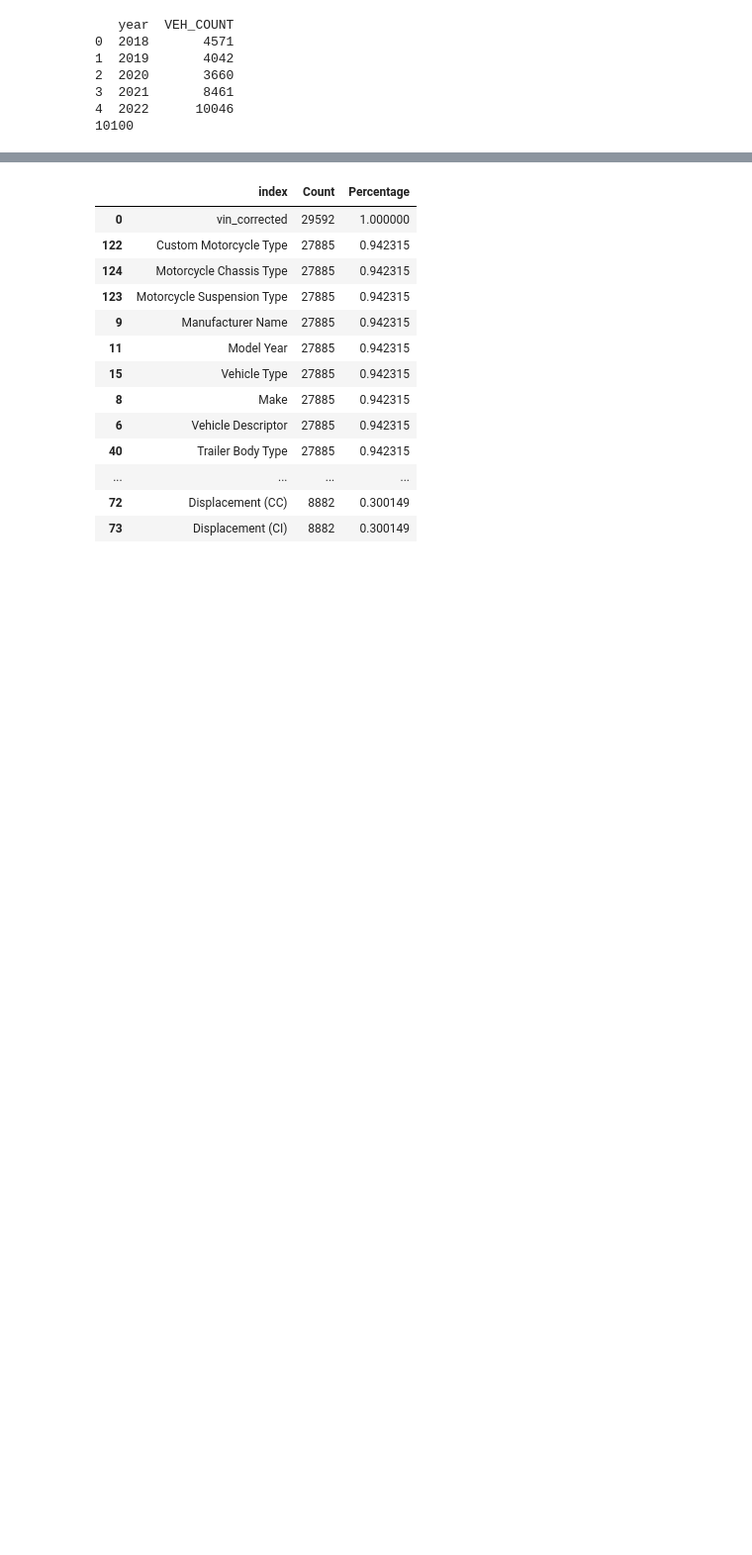
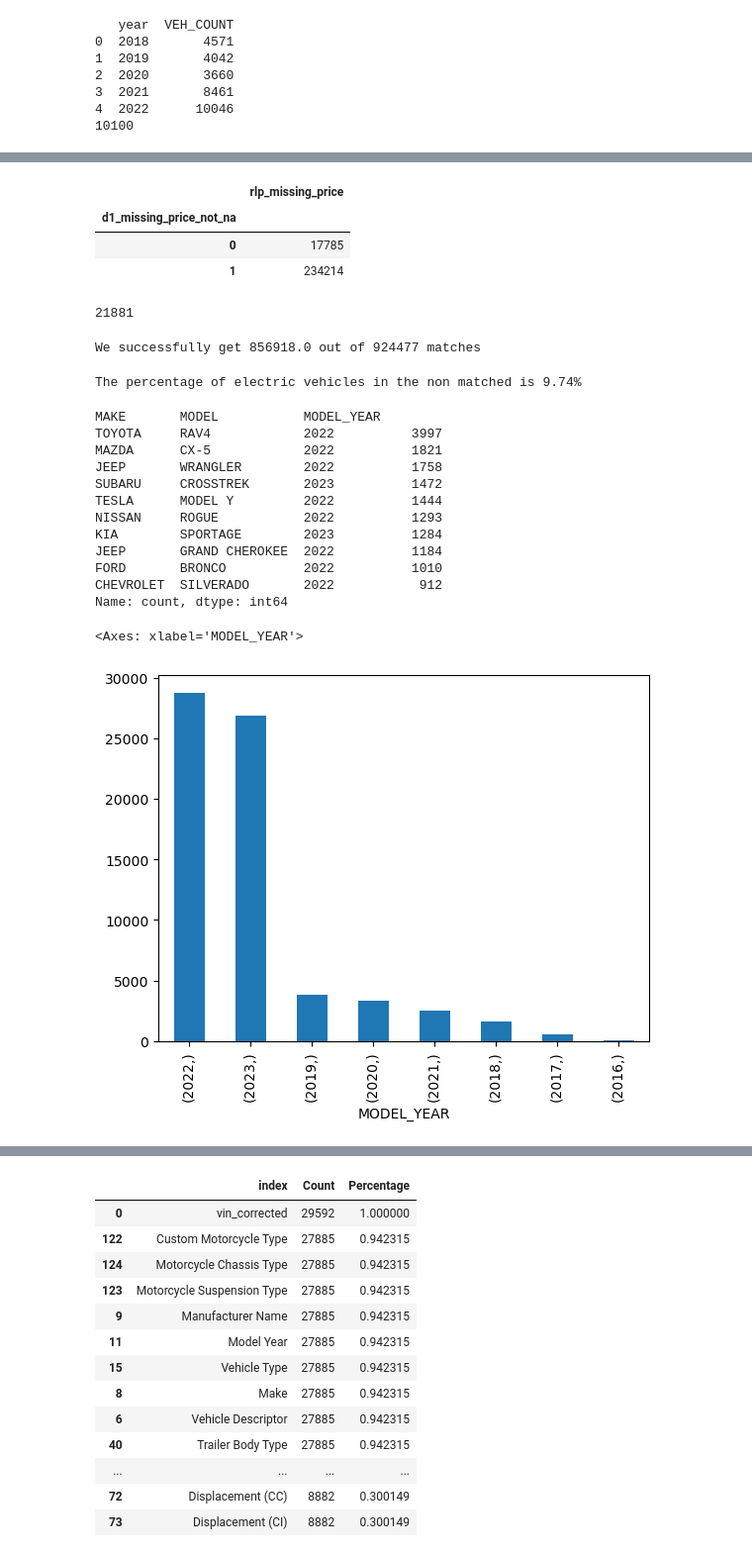
Before and after one commit to rajanoureddine/ctdot-tobin-yse, a Jupyter notebook: 12_logit_demand/prepare_rlp_logit_data.ipynb, the cells around one changed output, grey strips where cells are left out. Shown at 99% size. Saved outputs shown, nothing was run; the diff lists cells and outputs as text; code cells hidden in the pictures; blank space fills up the shorter version.

```diff
--- a/12_logit_demand/prepare_rlp_logit_data.ipynb
+++ b/12_logit_demand/prepare_rlp_logit_data.ipynb
@@ -105,0 +236,34 @@ print(rlp_evs_summary.iloc[0:6, 0].sum())
+# %%
+# Wheret the transaction price is missing, get the transaction price from d1_vins and put it in another column
+rlp_raw["d1_price_missing"] = np.nan
+rlp_raw.loc[rlp_raw["rlp_missing_price"]==1, "d1_price_missing"] = rlp_raw.loc[rlp_raw["rlp_missing_price"]==1, "vin_d1_match"].map(d1_vins_dedup.set_index("vin_rlp_match")["msrp"])
+
+# Create a temporary DF that has a 1 where the d1 price is not NA and 0 otherwise
+rlp_raw["d1_missing_price_not_na"] = (~rlp_raw["d1_price_missing"].isna()).astype(int)
+
+# Show breakdown of low price entries by whether or not d1 price is NA
+rlp_raw[["d1_missing_price_not_na", "rlp_missing_price"]].groupby("d1_missing_price_not_na").sum()
+# %% [output]
+|  | rlp_missing_price |
+| d1_missing_price_not_na |  |
+| 0 | 17785 |
+| 1 | 234214 |
+# %%
+# Create a column called updated_price that contains the transaction_price if price is not low and not missing, and the d1_price otherwise
+rlp_raw["updated_price"] = rlp_raw["transaction_price"]
+rlp_raw.loc[rlp_raw["rlp_low_price"]==1, "updated_price"] = rlp_raw.loc[rlp_raw["rlp_low_price"]==1, "d1_price"]
+rlp_raw.loc[rlp_raw["rlp_missing_price"]==1, "updated_price"] = rlp_raw.loc[rlp_raw["rlp_missing_price"]==1, "d1_price_missing"]
+# %%
+# How man rlp entries have low price?
+rlp_raw["rlp_low_price"].sum()
+# %% [output]
+21881
+# %%
+# Attempt match
+rlp_merge = rlp_raw.merge(d1_vins_dedup, how = 'left', left_on = 'vin_d1_match', right_on = "vin_rlp_match")
+rlp_merge["d1_merge"] = rlp_merge["d1_merge"].fillna(0)
+
+# Show the matches we got
+print(f"We successfully get {rlp_merge.d1_merge.sum()} out of {len(rlp_merge)} matches")
+# %% [output]
+We successfully get 856918.0 out of 924477 matches
@@ -105,0 +272,29 @@ print(rlp_evs_summary.iloc[0:6, 0].sum())
+# %%
+# Investigate the non_matched entries
+non_matched = rlp_merge.loc[rlp_merge.d1_merge == 0, :]
+# %%
+# get the percentage of electric vehicles in non_matched
+elec_non_matched = non_matched.loc[non_matched["Fuel Type - Primary"] == "Electric", :]
+print(f"The percentage of electric vehicles in the non matched is {len(elec_non_matched)/len(non_matched):.2%}")
+
+# get the breakdown of makes and models for non_matched
+display(non_matched[["MAKE", "MODEL", "MODEL_YEAR"]].value_counts().head(10))
+
+# get the breakdown of MODEL_YEAR for non_matched, and display as a bar chart
+non_matched[["MODEL_YEAR"]].value_counts().plot(kind = 'bar')
+# %% [output]
+The percentage of electric vehicles in the non matched is 9.74%
+MAKE       MODEL           MODEL_YEAR
+TOYOTA     RAV4            2022          3997
+MAZDA      CX-5            2022          1821
+JEEP       WRANGLER        2022          1758
+SUBARU     CROSSTREK       2023          1472
+TESLA      MODEL Y         2022          1444
+NISSAN     ROGUE           2022          1293
+KIA        SPORTAGE        2023          1284
+JEEP       GRAND CHEROKEE  2022          1184
+FORD       BRONCO          2022          1010
+CHEVROLET  SILVERADO       2022           912
+Name: count, dtype: int64
+<Axes: xlabel='MODEL_YEAR'>
+[figure, added]
```
Also changed, not shown: parts of 42 cells of this notebook, 2 other files.
